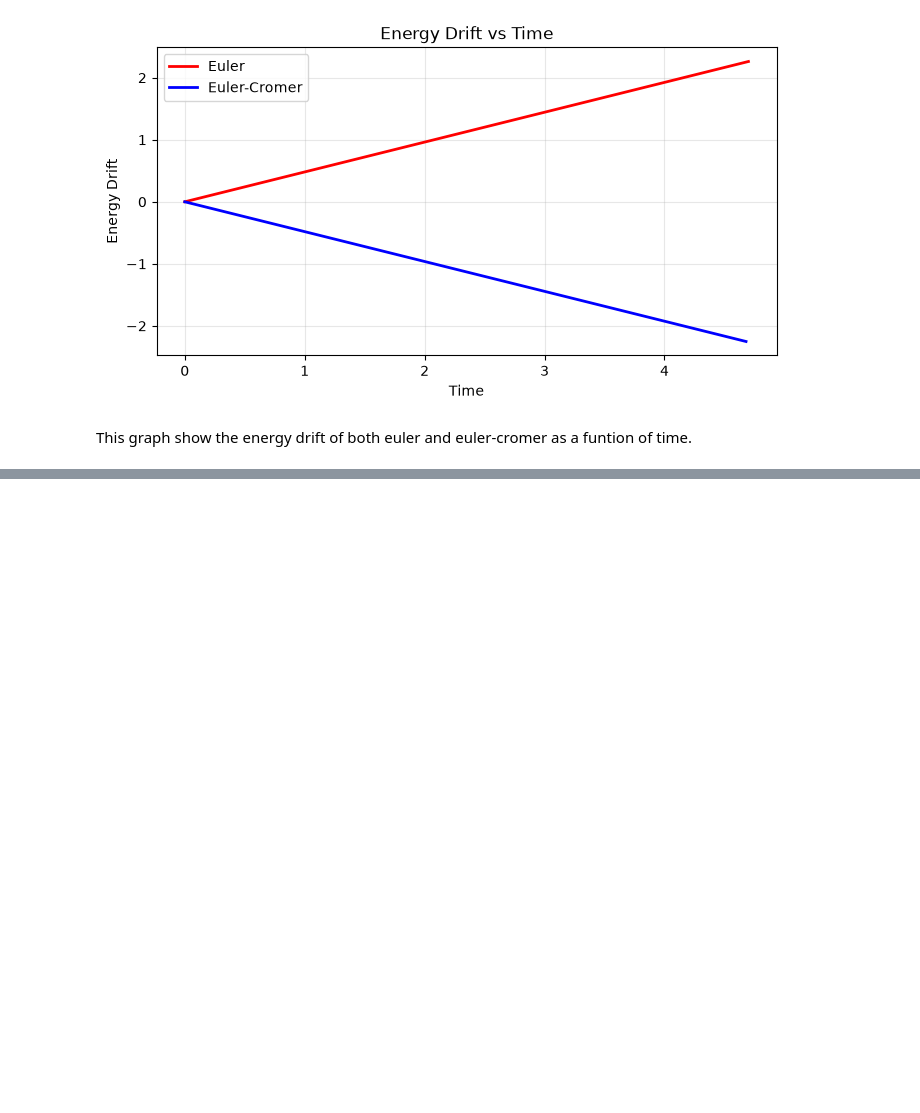
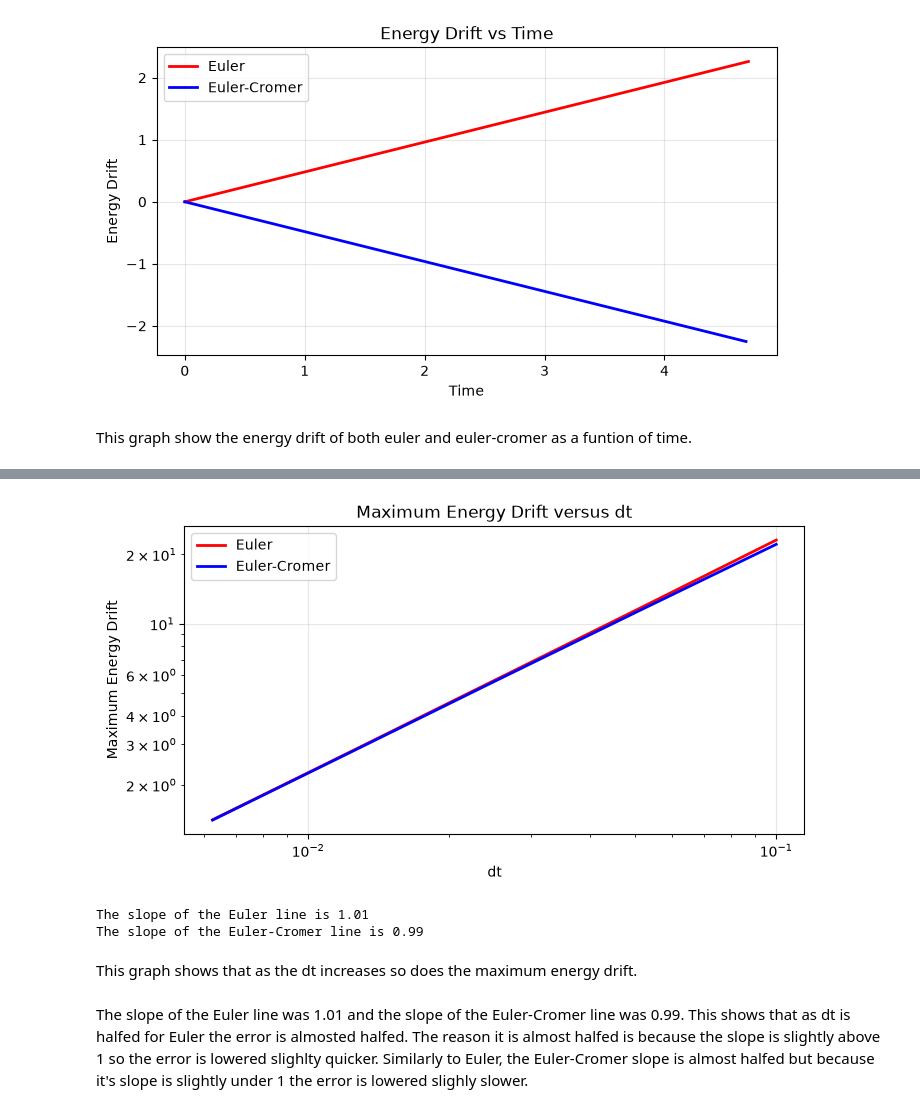
Before and after one commit to inoe-tech/phys311, a Jupyter notebook: labs/Lab 2/lab02_energy.ipynb, the cells around one changed output, grey strips where cells are left out. Saved outputs shown, nothing was run; the diff lists cells and outputs as text; code cells hidden in the pictures; blank space fills up the shorter version.

```diff
--- a/labs/Lab 2/lab02_energy.ipynb
+++ b/labs/Lab 2/lab02_energy.ipynb
@@ -181,0 +192,57 @@ plt.show()
+# %%
+# Setting Constans
+
+dt_list = [0.1, 0.05, 0.025, 0.0125, 0.00625]
+e_energy_list = []
+ec_energy_list = []
+run = len(dt_list)
+start = 0
+end = 0
+
+# Finding max energy drift for euler
+while start != run:
+    te, xe, ye, vxe, vye, kee, pee, ee = simulate('euler', dt_list[start], 30, 50, 9.81, 1)
+
+    abs_e_drift = abs(ee-ee[0])
+    max_abs_e_drift = max(abs_e_drift)
+
+    e_energy_list.append(max_abs_e_drift)
+
+    start += 1
+
+# Finding max energy drift for euler-cromer
+while end != run:
+    tc, xc, yc, vxc, vyc, kec, pec, ec = simulate('euler-cromer', dt_list[end], 30, 50, 9.81, 1)
+
+    abs_ec_drift = abs(ec-ec[0])
+    max_abs_ec_drift = max(abs_ec_drift)
+
+    ec_energy_list.append(max_abs_ec_drift)
+
+    end += 1
+
+# Finding the Slope of the Lines
+e_slope = np.polyfit(np.log(dt_list), np.log(e_energy_list), 1)[0]
+ec_slope = np.polyfit(np.log(dt_list), np.log(ec_energy_list), 1)[0]
+
+#Ploting the Graphs
+plt.figure(figsize=(8, 4))
+plt.loglog(dt_list, e_energy_list, color='red',label='Euler', linewidth=2)
+plt.loglog(dt_list, ec_energy_list, color='blue',label='Euler-Cromer', linewidth=2)
+plt.xlabel('dt')
+plt.ylabel('Maximum Energy Drift')
+plt.title('Maximum Energy Drift versus dt')
+plt.legend()
+plt.grid(True, alpha=0.3)
+plt.show()
+
+print(f'The slope of the Euler line is {e_slope:.2f}')
+print(f'The slope of the Euler-Cromer line is {ec_slope:.2f}')
+# %% [output]
+[figure, added]
+The slope of the Euler line is 1.01
+The slope of the Euler-Cromer line is 0.99
+# %% [markdown]
+This graph shows that as the dt increases so does the maximum energy drift.
+# %% [markdown]
+The slope of the Euler line was 1.01 and the slope of the Euler-Cromer line was 0.99. This shows that as dt is halfed for Euler the error is almosted halfed. The reason it is almost halfed is because the slope is slightly above 1 so the error is lowered slighlty quicker. Similarly to Euler, the Euler-Cromer slope is almost halfed but because it's slope is slightly under 1 the error is lowered slighly slower.
```
Also changed, not shown: parts of 5 cells of this notebook, 3 other files.
